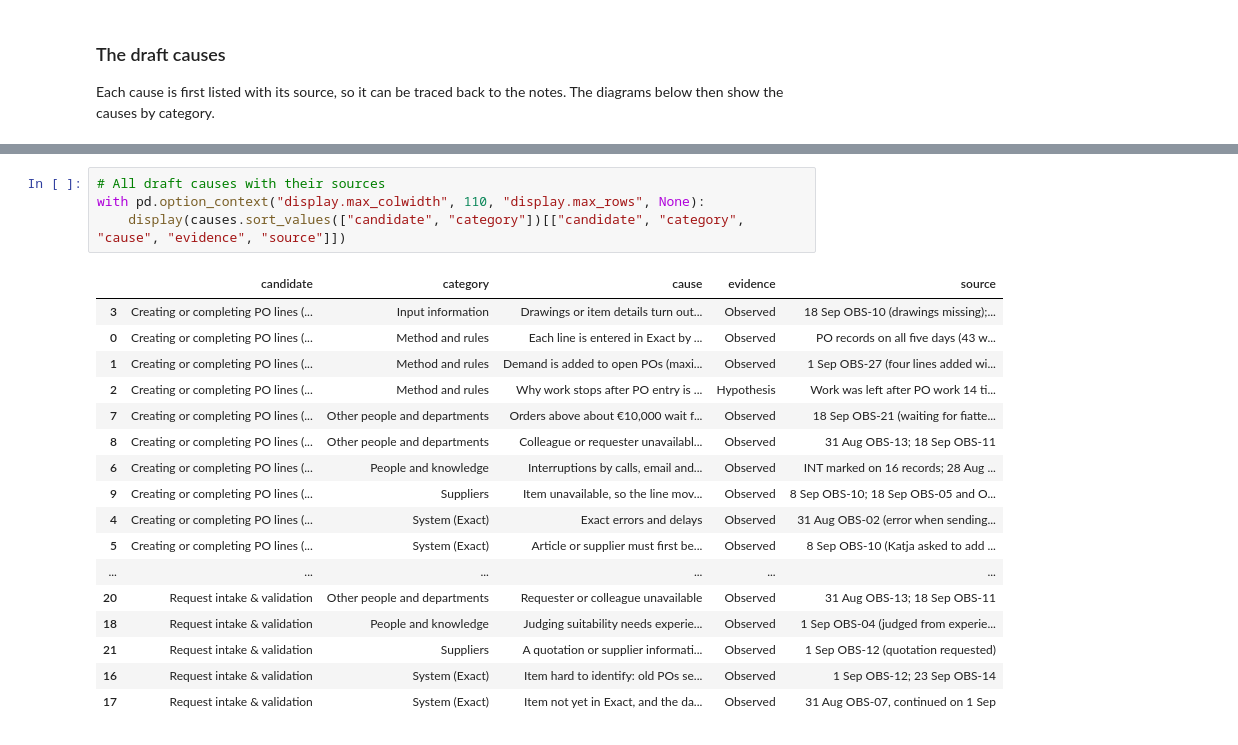
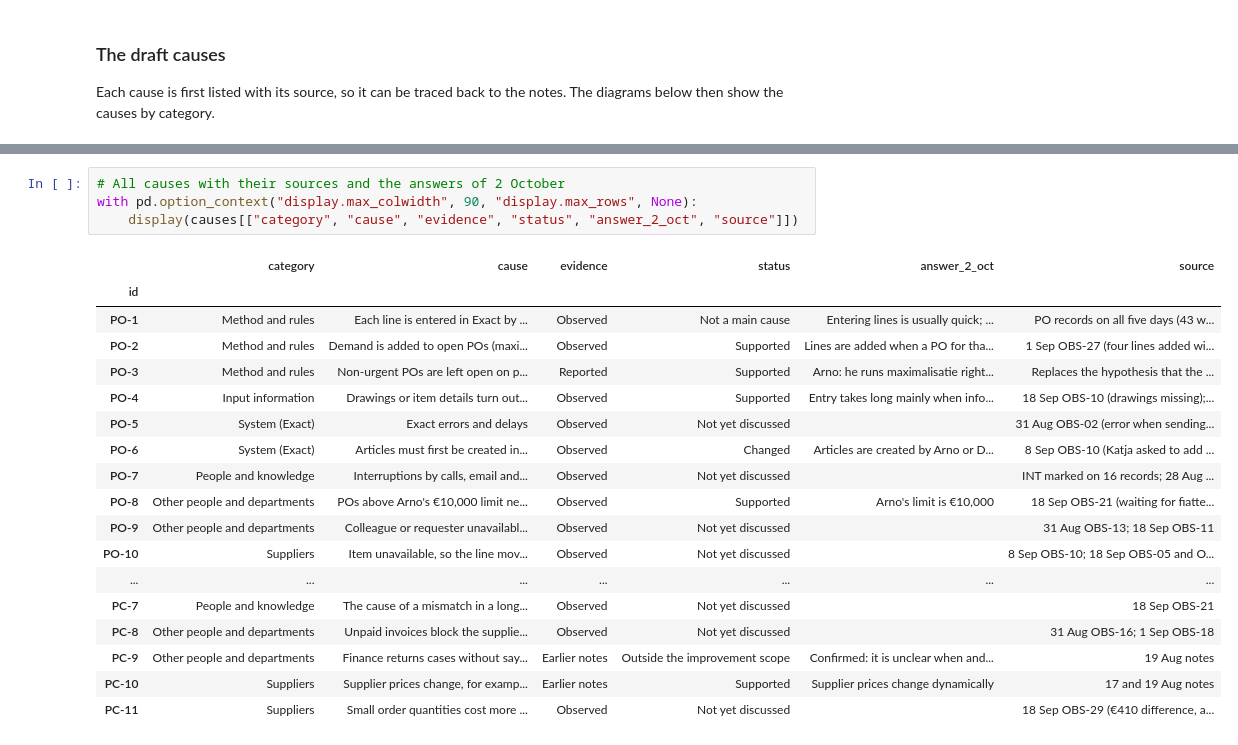
Before and after one commit to Luuuuuig/Bachelor-End-Project, a Jupyter notebook: Arno_Analysis_2026_10_02.ipynb, the cells around one changed output, grey strips where cells are left out. Drawn from its saved outputs; the diff is of its cells as text.

```diff
--- a/Arno_Analysis_2026_10_02.ipynb
+++ b/Arno_Analysis_2026_10_02.ipynb
@@ -1465,25 +1518,26 @@ pd.crosstab(causes["candidate"], causes["evidence"], margins=True)
 # %%
-# All draft causes with their sources
-with pd.option_context("display.max_colwidth", 110, "display.max_rows", None):
-    display(causes.sort_values(["candidate", "category"])[["candidate", "category", "cause", "evidence", "source"]])
+# All causes with their sources and the answers of 2 October
+with pd.option_context("display.max_colwidth", 90, "display.max_rows", None):
+    display(causes[["category", "cause", "evidence", "status", "answer_2_oct", "source"]])
 # %% [output]
-|  | candidate | category | cause | evidence | source |
-| 3 | Creating or completing PO lines (... | Input information | Drawings or item details turn out... | Observed | 18 Sep OBS-10 (drawings missing);... |
-| 0 | Creating or completing PO lines (... | Method and rules | Each line is entered in Exact by ... | Observed | PO records on all five days (43 w... |
-| 1 | Creating or completing PO lines (... | Method and rules | Demand is added to open POs (maxi... | Observed | 1 Sep OBS-27 (four lines added wi... |
-| 2 | Creating or completing PO lines (... | Method and rules | Why work stops after PO entry is ... | Hypothesis | Work was left after PO work 14 ti... |
-| 7 | Creating or completing PO lines (... | Other people and departments | Orders above about €10,000 wait f... | Observed | 18 Sep OBS-21 (waiting for fiatte... |
-| 8 | Creating or completing PO lines (... | Other people and departments | Colleague or requester unavailabl... | Observed | 31 Aug OBS-13; 18 Sep OBS-11 |
-| 6 | Creating or completing PO lines (... | People and knowledge | Interruptions by calls, email and... | Observed | INT marked on 16 records; 28 Aug ... |
-| 9 | Creating or completing PO lines (... | Suppliers | Item unavailable, so the line mov... | Observed | 8 Sep OBS-10; 18 Sep OBS-05 and O... |
-| 4 | Creating or completing PO lines (... | System (Exact) | Exact errors and delays | Observed | 31 Aug OBS-02 (error when sending... |
-| 5 | Creating or completing PO lines (... | System (Exact) | Article or supplier must first be... | Observed | 8 Sep OBS-10 (Katja asked to add ... |
-| ... | ... | ... | ... | ... | ... |
-| 20 | Request intake & validation | Other people and departments | Requester or colleague unavailable | Observed | 31 Aug OBS-13; 18 Sep OBS-11 |
-| 18 | Request intake & validation | People and knowledge | Judging suitability needs experie... | Observed | 1 Sep OBS-04 (judged from experie... |
-| 21 | Request intake & validation | Suppliers | A quotation or supplier informati... | Observed | 1 Sep OBS-12 (quotation requested) |
-| 16 | Request intake & validation | System (Exact) | Item hard to identify: old POs se... | Observed | 1 Sep OBS-12; 23 Sep OBS-14 |
-| 17 | Request intake & validation | System (Exact) | Item not yet in Exact, and the da... | Observed | 31 Aug OBS-07, continued on 1 Sep |
+|  | category | cause | evidence | status | answer_2_oct | source |
+| id |  |  |  |  |  |  |
+| PO-1 | Method and rules | Each line is entered in Exact by ... | Observed | Not a main cause | Entering lines is usually quick; ... | PO records on all five days (43 w... |
+| PO-2 | Method and rules | Demand is added to open POs (maxi... | Observed | Supported | Lines are added when a PO for tha... | 1 Sep OBS-27 (four lines added wi... |
+| PO-3 | Method and rules | Non-urgent POs are left open on p... | Reported | Supported | Arno: he runs maximalisatie right... | Replaces the hypothesis that the ... |
+| PO-4 | Input information | Drawings or item details turn out... | Observed | Supported | Entry takes long mainly when info... | 18 Sep OBS-10 (drawings missing);... |
+| PO-5 | System (Exact) | Exact errors and delays | Observed | Not yet discussed |  | 31 Aug OBS-02 (error when sending... |
+| PO-6 | System (Exact) | Articles must first be created in... | Observed | Changed | Articles are created by Arno or D... | 8 Sep OBS-10 (Katja asked to add ... |
+| PO-7 | People and knowledge | Interruptions by calls, email and... | Observed | Not yet discussed |  | INT marked on 16 records; 28 Aug ... |
+| PO-8 | Other people and departments | POs above Arno's €10,000 limit ne... | Observed | Supported | Arno's limit is €10,000 | 18 Sep OBS-21 (waiting for fiatte... |
+| PO-9 | Other people and departments | Colleague or requester unavailabl... | Observed | Not yet discussed |  | 31 Aug OBS-13; 18 Sep OBS-11 |
+| PO-10 | Suppliers | Item unavailable, so the line mov... | Observed | Not yet discussed |  | 8 Sep OBS-10; 18 Sep OBS-05 and O... |
+| ... | ... | ... | ... | ... | ... | ... |
+| PC-7 | People and knowledge | The cause of a mismatch in a long... | Observed | Not yet discussed |  | 18 Sep OBS-21 |
+| PC-8 | Other people and departments | Unpaid invoices block the supplie... | Observed | Not yet discussed |  | 31 Aug OBS-16; 1 Sep OBS-18 |
+| PC-9 | Other people and departments | Finance returns cases without say... | Earlier notes | Outside the improvement scope | Confirmed: it is unclear when and... | 19 Aug notes |
+| PC-10 | Suppliers | Supplier prices change, for examp... | Earlier notes | Supported | Supplier prices change dynamically | 17 and 19 Aug notes |
+| PC-11 | Suppliers | Small order quantities cost more ... | Observed | Not yet discussed |  | 18 Sep OBS-29 (€410 difference, a... |
 # %%
 import textwrap
 from matplotlib.lines import Line2D
```
Also changed, not shown: parts of 13 cells of this notebook, 2 other files.
